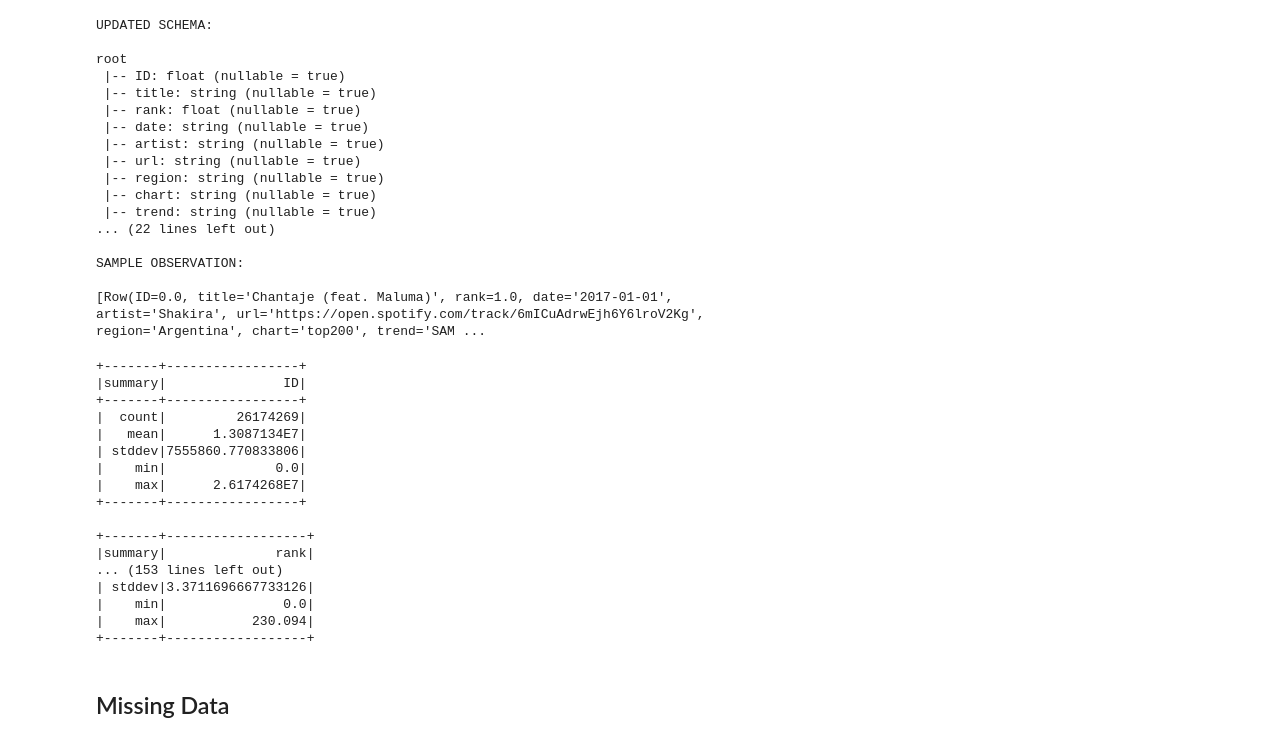
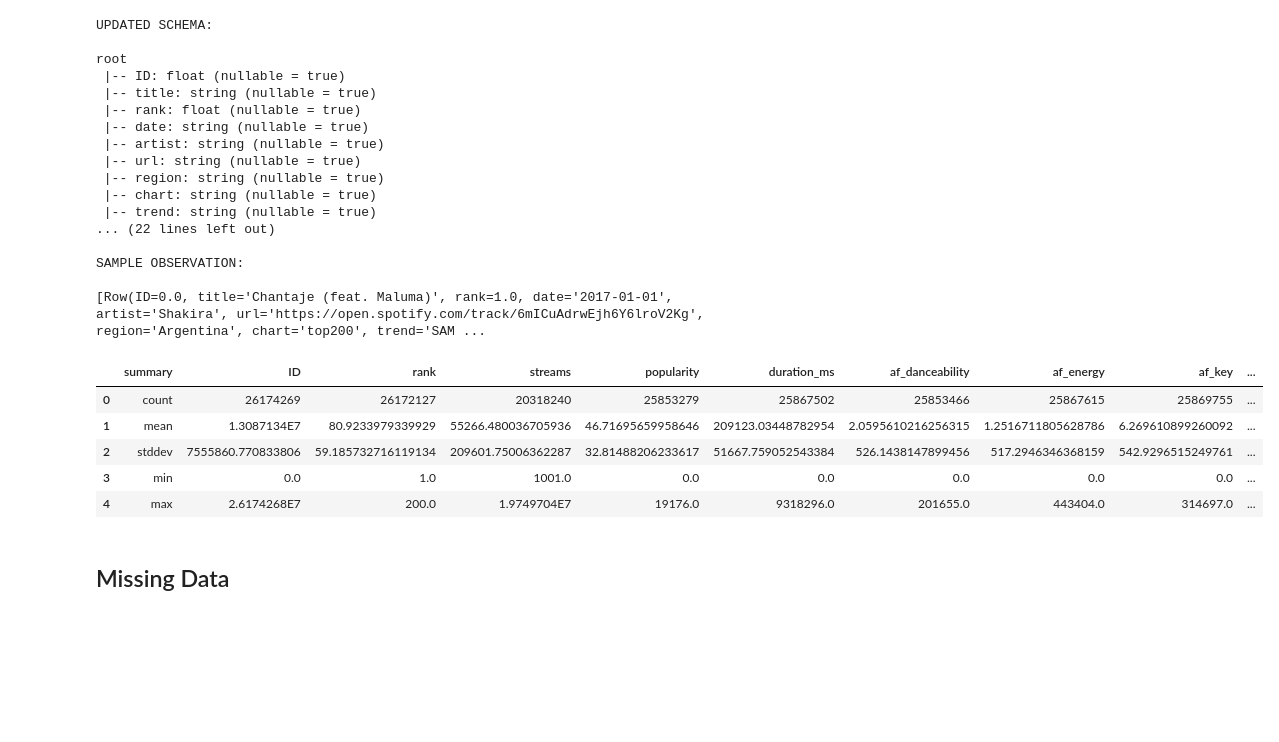
Before and after one commit to izDizR34567yN/DSC232R-GroupProject, a Jupyter notebook: Milestone4_Notebook.ipynb, the cells around one changed output. Cells and saved outputs as stored; diff of their text form; code cells hidden in the pictures; blank space fills up the shorter version.

```diff
--- a/Milestone4_Notebook.ipynb
+++ b/Milestone4_Notebook.ipynb
@@ -174,26 +181,14 @@ nas = df[numeric_attributes].describe()
 # %%
-# We can display summary statistics in a visually appealing format by implementing the following.
+# We can display summary statistics in a visually appealing format by rendering as a pandas DataFrame.
 
-for attribute in numeric_attributes:
-    nas[['summary', attribute]].show()
+nas.toPandas()
 # %% [output]
-+-------+-----------------+
-|summary|               ID|
-+-------+-----------------+
-|  count|         26174269|
-|   mean|      1.3087134E7|
-| stddev|7555860.770833806|
-|    min|              0.0|
-|    max|      2.6174268E7|
-+-------+-----------------+
-
-+-------+------------------+
-|summary|              rank|
-... (153 lines left out)
-| stddev|3.3711696667733126|
-|    min|               0.0|
-|    max|           230.094|
-+-------+------------------+
+|  | summary | ID | rank | streams | popularity | duration_ms | af_danceability | af_energy | af_key | ... |
+| 0 | count | 26174269 | 26172127 | 20318240 | 25853279 | 25867502 | 25853466 | 25867615 | 25869755 | ... |
+| 1 | mean | 1.3087134E7 | 80.9233979339929 | 55266.480036705936 | 46.71695659958646 | 209123.03448782954 | 2.0595610216256315 | 1.2516711805628786 | 6.269610899260092 | ... |
+| 2 | stddev | 7555860.770833806 | 59.185732716119134 | 209601.75006362287 | 32.81488206233617 | 51667.759052543384 | 526.1438147899456 | 517.2946346368159 | 542.9296515249761 | ... |
+| 3 | min | 0.0 | 1.0 | 1001.0 | 0.0 | 0.0 | 0.0 | 0.0 | 0.0 | ... |
+| 4 | max | 2.6174268E7 | 200.0 | 1.9749704E7 | 19176.0 | 9318296.0 | 201655.0 | 443404.0 | 314697.0 | ... |
 # %% [markdown]
 ## Missing Data
 # %%
```
Also changed, not shown: parts of 23 cells of this notebook.
